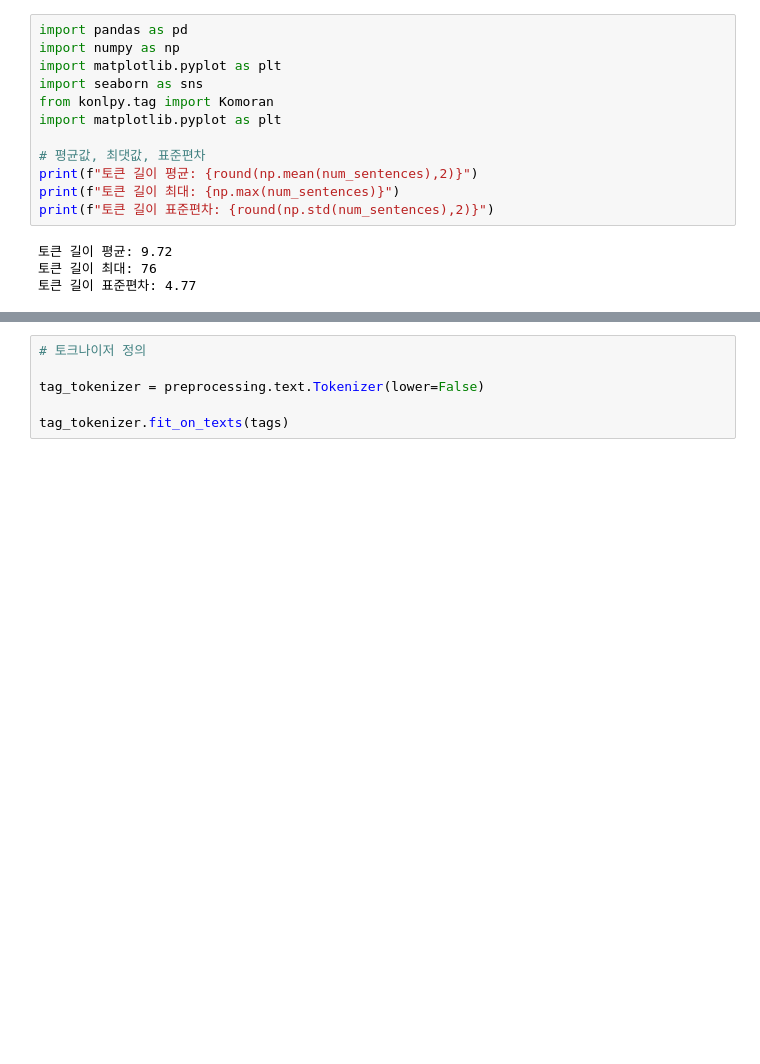
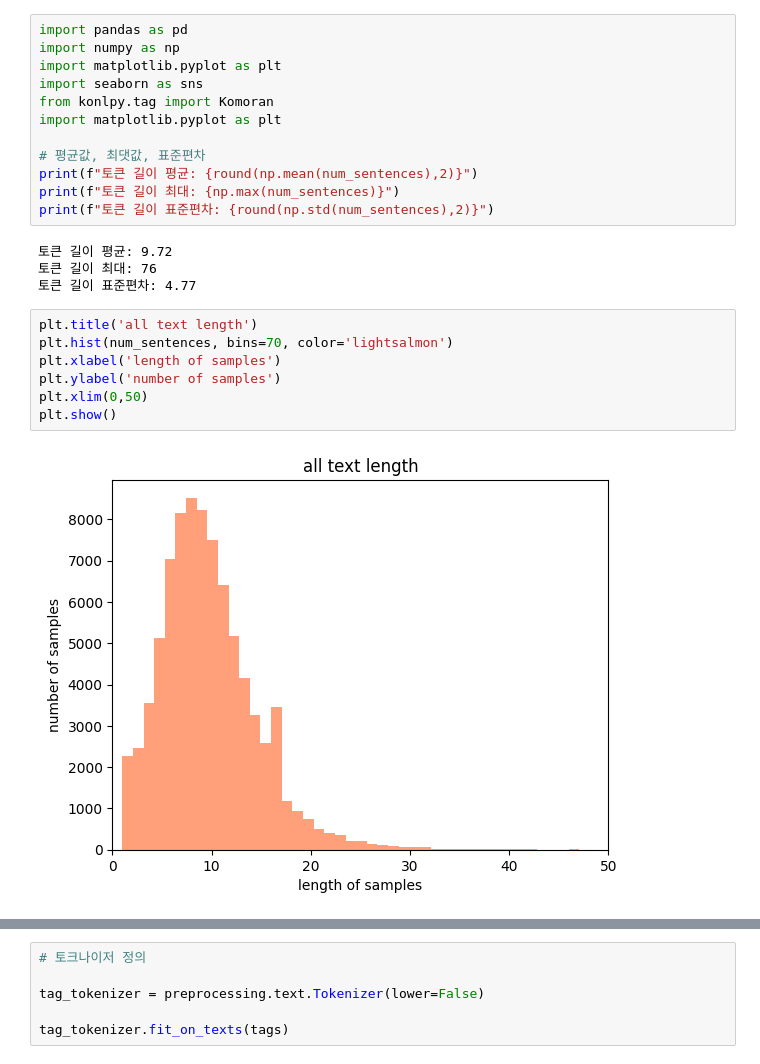
Before and after one commit to wonyounging/2_Project, a Jupyter notebook: Work_ai(LSTM-ner)/train_ner_model.ipynb, the cells around one changed output, grey strips where cells are left out. Saved outputs shown, nothing was run; the diff lists cells and outputs as text; blank space fills up the shorter version.

```diff
--- a/Work_ai(LSTM-ner)/train_ner_model.ipynb
+++ b/Work_ai(LSTM-ner)/train_ner_model.ipynb
@@ -162,3 +163,12 @@ print(f"토큰 길이 표준편차: {round(np.std(num_sentences),2)}")
 토큰 길이 평균: 9.72
 토큰 길이 최대: 76
 토큰 길이 표준편차: 4.77
+# %%
+plt.title('all text length')
+plt.hist(num_sentences, bins=70, color='lightsalmon')
+plt.xlabel('length of samples')
+plt.ylabel('number of samples')
+plt.xlim(0,50)
+plt.show()
+# %% [output]
+[figure, added]
```
Also changed, not shown: parts of 4 cells of this notebook, 5 other files.
